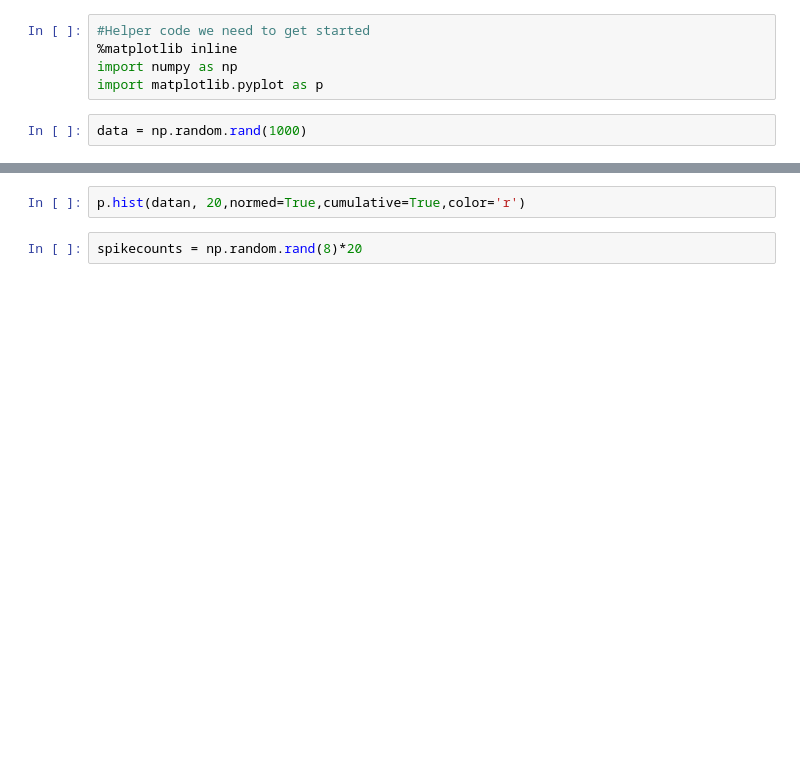
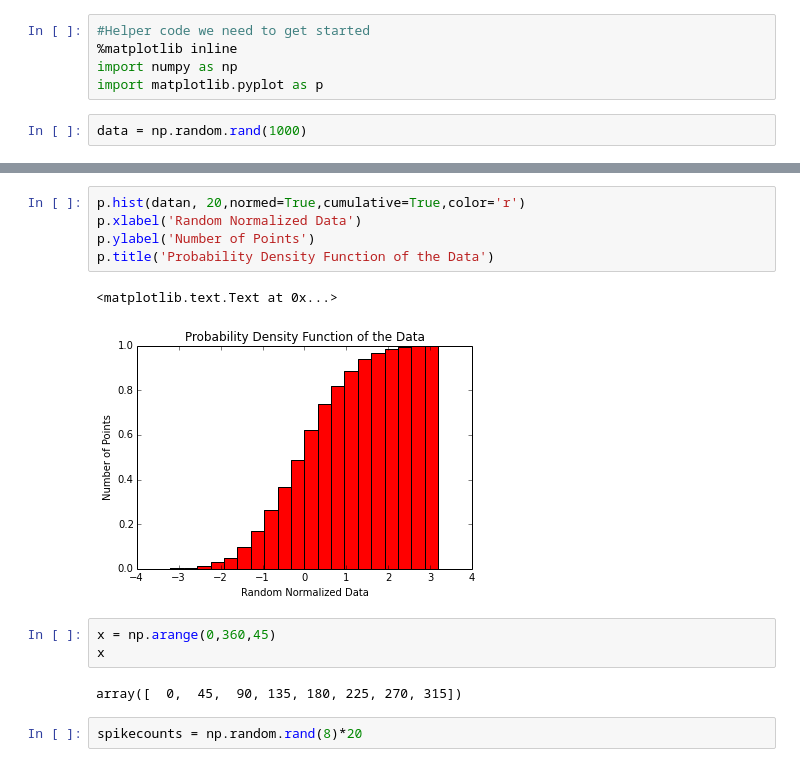
Before and after one commit to QuocVoong/R-Study-Lists, a Jupyter notebook: Exploring Neural Data/Neuro Data IPython Notebooks/Unit2_IPython_Notebooks/Unit2_IPython_Notebooks/Unit2_Python_Histograms_and_Polar_Plots/Follow_Along_Unit2_Python_Histograms_and_Polar_Plots.ipynb, the cells around one changed output, grey strips where cells are left out. Drawn from its saved outputs; the diff is of its cells as text; blank space fills up the shorter version.

```diff
--- a/Exploring Neural Data/Neuro Data IPython Notebooks/Unit2_IPython_Notebooks/Unit2_IPython_Notebooks/Unit2_Python_Histograms_and_Polar_Plots/Follow_Along_Unit2_Python_Histograms_and_Polar_Plots.ipynb
+++ b/Exploring Neural Data/Neuro Data IPython Notebooks/Unit2_IPython_Notebooks/Unit2_IPython_Notebooks/Unit2_Python_Histograms_and_Polar_Plots/Follow_Along_Unit2_Python_Histograms_and_Polar_Plots.ipynb
@@ -27,5 +81,16 @@ p.hist(datan, 20,cumulative=True)
 # %%
 p.hist(datan, 20,normed=True,cumulative=True,color='r')
+p.xlabel('Random Normalized Data')
+p.ylabel('Number of Points')
+p.title('Probability Density Function of the Data')
+# %% [output]
+<matplotlib.text.Text at 0x...>
+[figure, added]
+# %%
+x = np.arange(0,360,45)
+x
+# %% [output]
+array([  0,  45,  90, 135, 180, 225, 270, 315])
 # %%
 spikecounts = np.random.rand(8)*20
 # %%
```
Also changed, not shown: parts of 14 cells of this notebook, 1 other file.
